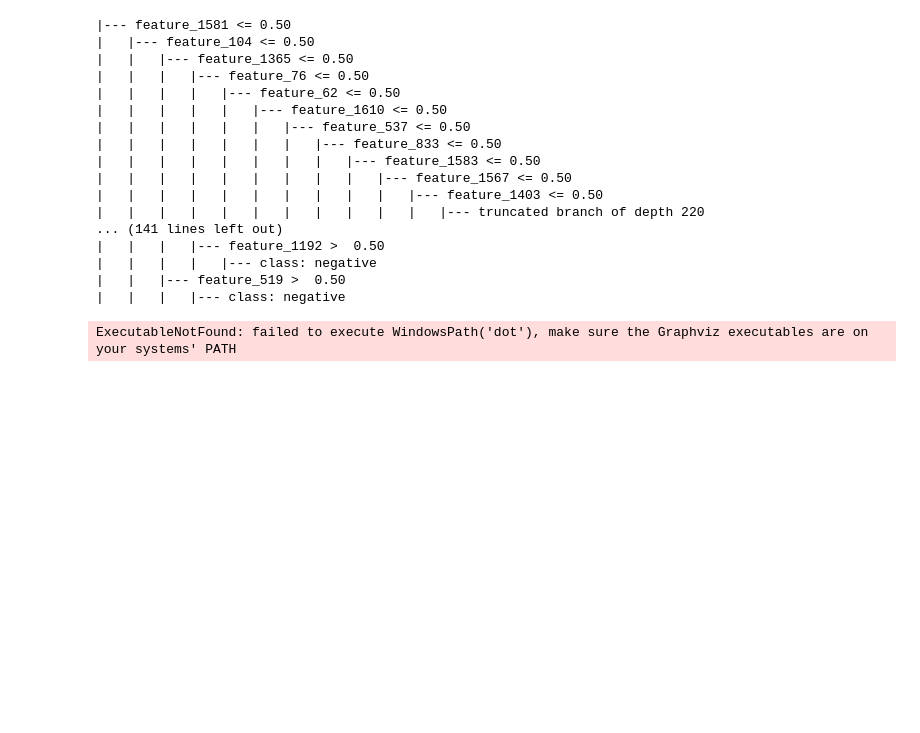
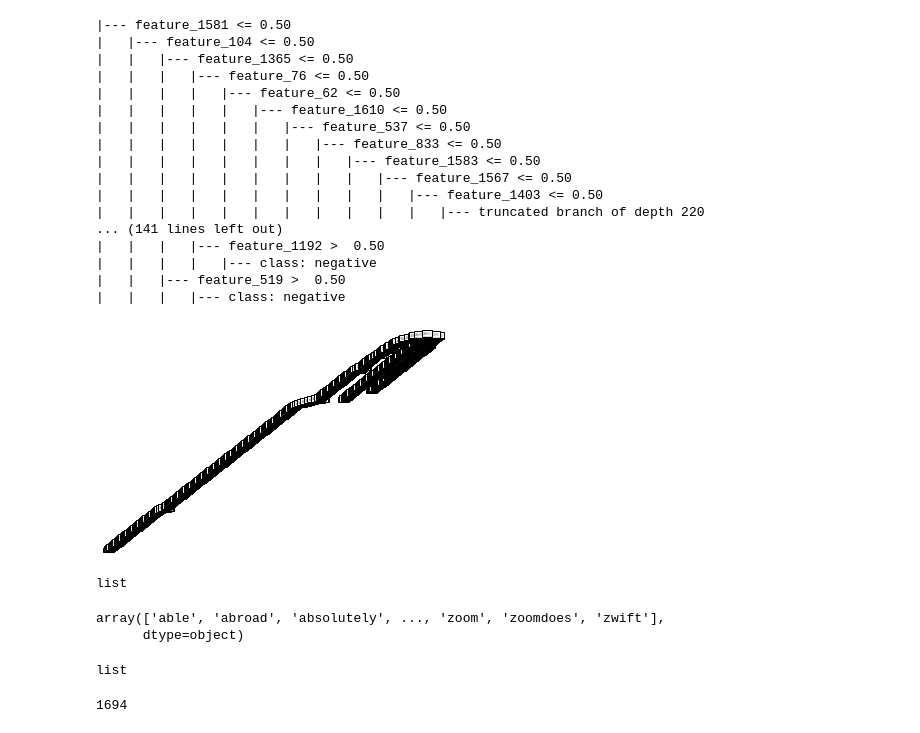
Before and after one commit to dg291996/Sentiment-Analysis-Apple-Vision-ProVi, a Jupyter notebook: Decision Trees.ipynb, the cells around one changed output. Drawn from its saved outputs; the diff is of its cells as text; code cells hidden in the pictures; blank space fills up the shorter version.

```diff
--- a/Decision Trees.ipynb
+++ b/Decision Trees.ipynb
@@ -137,18 +123,8 @@ print(text_representation)
 # %%
 with open("decistion_tree.log", "w") as fout:
     fout.write(text_representation)
-# %%
-from sklearn.tree import export_graphviz
-import graphviz
-# DOT data
-dot_data = export_graphviz(clf, out_file=None,
-                           feature_names=vectorizer.get_feature_names_out(),
-                           class_names=['negative', 'positive'],
-                           filled=True, rounded=True,
-                           special_characters=True)
-
-# Visualize the decision tree
-graph = graphviz.Source(dot_data)
-graph.render("decision_tree")
-# %% [output]
-ExecutableNotFound: failed to execute WindowsPath('dot'), make sure the Graphviz executables are on your systems' PATH
+# %%
+tree.plot_tree(clf)
+plt.show()
+# %% [output]
+[figure, added]
@@ -154,0 +133,9 @@ ExecutableNotFound: failed to execute WindowsPath('dot'), make sure the Graphviz
+# %%
+type(cn)
+# %% [output]
+list
+# %%
+vectorizer.get_feature_names_out()
+# %% [output]
+array(['able', 'abroad', 'absolutely', ..., 'zoom', 'zoomdoes', 'zwift'],
+      dtype=object)
@@ -154,0 +144,8 @@ ExecutableNotFound: failed to execute WindowsPath('dot'), make sure the Graphviz
+# %%
+type(fn)
+# %% [output]
+list
+# %%
+len(fn)
+# %% [output]
+1694
```
Also changed, not shown: parts of 12 cells of this notebook.
